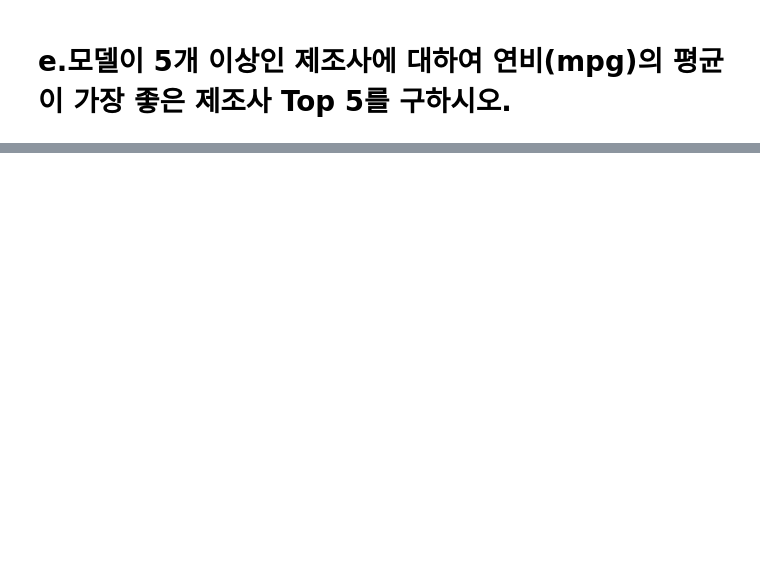
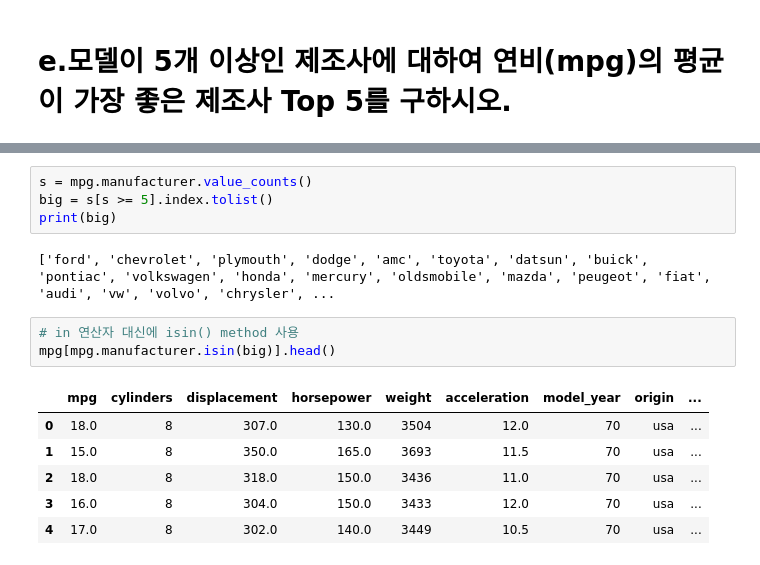
Before and after one commit to yisokim/Data-Analysis-2021, a Jupyter notebook: HW/H.W_0602.ipynb, the cells around one changed output, grey strips where cells are left out. Drawn from its saved outputs; the diff is of its cells as text; blank space fills up the shorter version.

```diff
--- a/HW/H.W_0602.ipynb
+++ b/HW/H.W_0602.ipynb
@@ -251,0 +383,16 @@ gr_o
+# %%
+s = mpg.manufacturer.value_counts()
+big = s[s >= 5].index.tolist()
+print(big)
+# %% [output]
+['ford', 'chevrolet', 'plymouth', 'dodge', 'amc', 'toyota', 'datsun', 'buick', 'pontiac', 'volkswagen', 'honda', 'mercury', 'oldsmobile', 'mazda', 'peugeot', 'fiat', 'audi', 'vw', 'volvo', 'chrysler', ...
+# %%
+# in 연산자 대신에 isin() method 사용
+mpg[mpg.manufacturer.isin(big)].head()
+# %% [output]
+|  | mpg | cylinders | displacement | horsepower | weight | acceleration | model_year | origin | ... |
+| 0 | 18.0 | 8 | 307.0 | 130.0 | 3504 | 12.0 | 70 | usa | ... |
+| 1 | 15.0 | 8 | 350.0 | 165.0 | 3693 | 11.5 | 70 | usa | ... |
+| 2 | 18.0 | 8 | 318.0 | 150.0 | 3436 | 11.0 | 70 | usa | ... |
+| 3 | 16.0 | 8 | 304.0 | 150.0 | 3433 | 12.0 | 70 | usa | ... |
+| 4 | 17.0 | 8 | 302.0 | 140.0 | 3449 | 10.5 | 70 | usa | ... |
```
Also changed, not shown: parts of 32 cells of this notebook, 1 other file.
